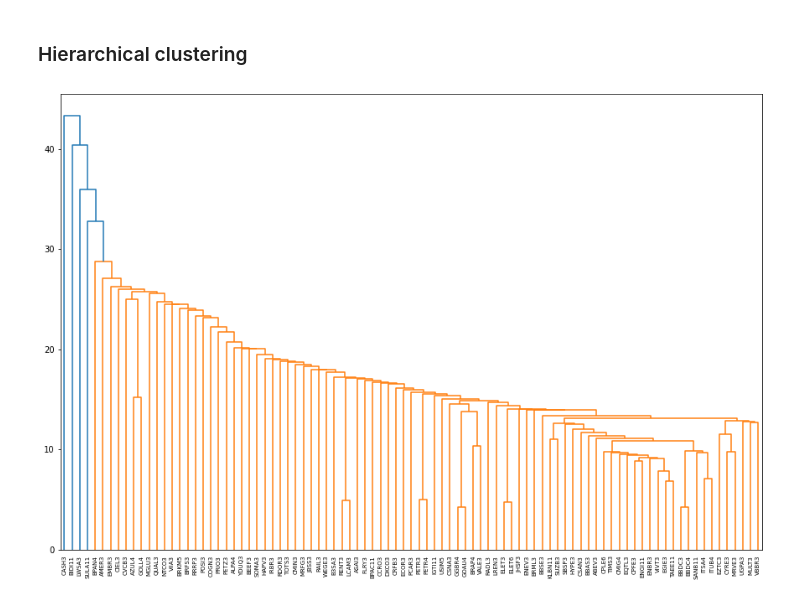
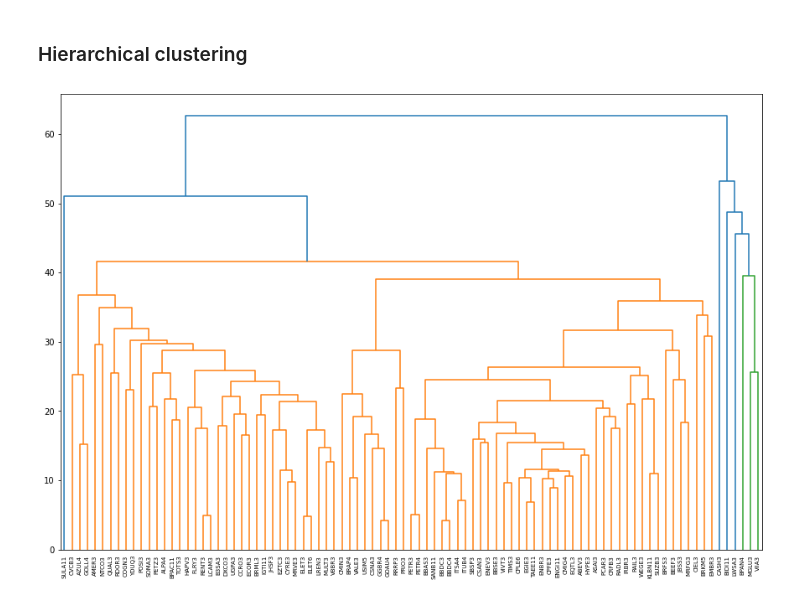
Before and after one commit to Jhonattanln/Classificacao_nao_supervisionado, a Jupyter notebook: Code.ipynb, the cells around one changed output. Saved outputs shown, nothing was run; the diff lists cells and outputs as text; code cells hidden in the pictures.

```diff
--- a/Code.ipynb
+++ b/Code.ipynb
@@ -110,13 +110,13 @@ result.sort_values('labels')
 # %% [markdown]
 ### Hierarchical clustering
 # %%
-merge = linkage(X, method='single')
+merge = linkage(X, method='complete')
 plt.figure(figsize=[15,10])
 dendrogram(merge,
             labels=df.columns,
             leaf_font_size=7,
             leaf_rotation=90)
 
 plt.show()
 # %% [output]
-[figure, old version]
+[figure, new version]
```
Also changed, not shown: parts of 3 cells of this notebook.
